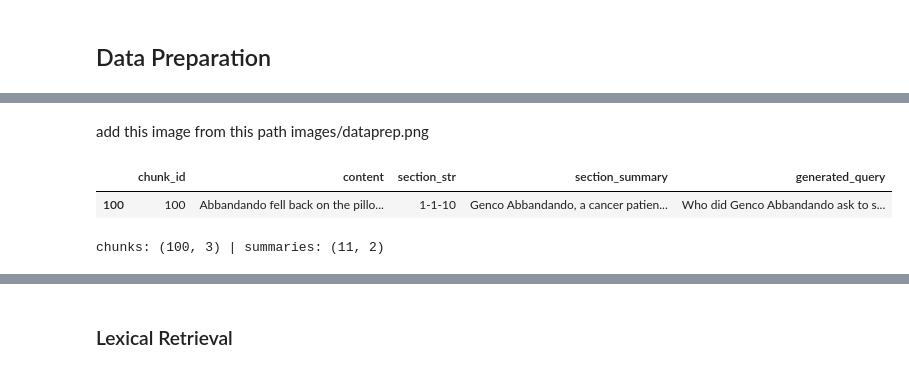
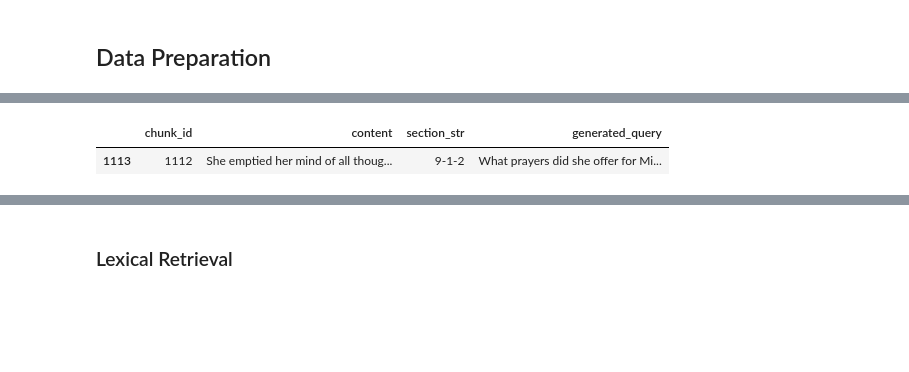
Before and after one commit to toby-gardner-ai/uc-berkeley-aiml-course, a Jupyter notebook: notebooks/mod20_ensemble_GenAI.ipynb, the cells around one changed output, grey strips where cells are left out. Saved outputs shown, nothing was run; the diff lists cells and outputs as text; code cells hidden in the pictures; blank space fills up the shorter version.

```diff
--- a/notebooks/mod20_ensemble_GenAI.ipynb
+++ b/notebooks/mod20_ensemble_GenAI.ipynb
@@ -65,24 +58,15 @@ display(Image(filename="../images/dataprep.png"))
-# %% [markdown]
-add this image from this path images/dataprep.png
 # %%
 pd.set_option('display.max_colwidth', None)
-df_godfather = pd.read_csv("../datasets/godfather_chunks_sec10_summ_prompt.csv")
+df_godfather = pd.read_csv("../datasets/godfather_chunks_prompts_all.csv")
 
 df_godfather = df_godfather.drop(columns=['Unnamed: 0'], errors='ignore')
 df_godfather.tail(1)
 # %% [output]
-|  | chunk_id | content | section_str | section_summary | generated_query |
-| 100 | 100 | Abbandando fell back on the pillo... | 1-1-10 | Genco Abbandando, a cancer patien... | Who did Genco Abbandando ask to s... |
+|  | chunk_id | content | section_str | generated_query |
+| 1113 | 1112 | She emptied her mind of all thoug... | 9-1-2 | What prayers did she offer for Mi... |
 # %%
 # Unique chunks (one row per chunk_id)
 chunks = (df_godfather[["chunk_id", "content", "section_str"]].drop_duplicates("chunk_id").sort_values("chunk_id").reset_index(drop=True))
-
-# Unique section summaries (one row per section_str)
-summaries = (df_godfather[["section_str", "section_summary"]].drop_duplicates("section_str").sort_values("section_str").reset_index(drop=True))
-
-print("chunks:", chunks.shape, "| summaries:", summaries.shape)
-# %% [output]
-chunks: (100, 3) | summaries: (11, 2)
 # %% [markdown]
 ## Model Selection
 
```
Also changed, not shown: parts of 21 cells of this notebook, 1 other file.
